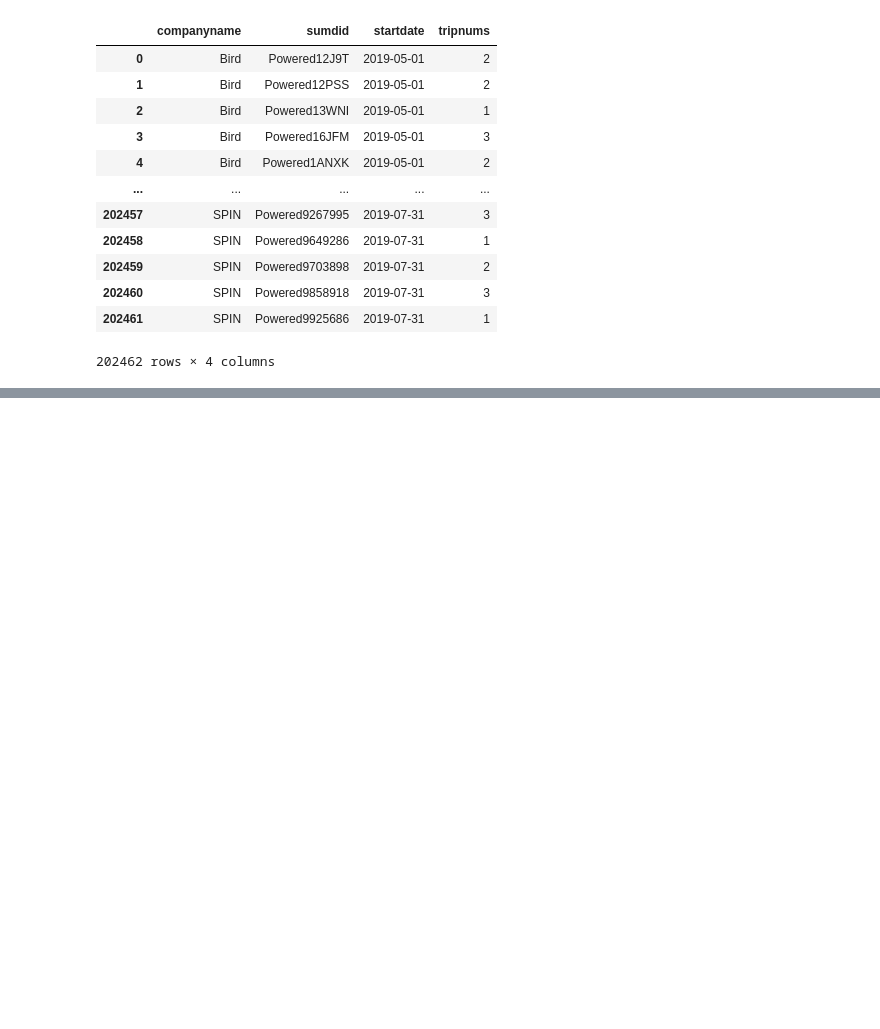
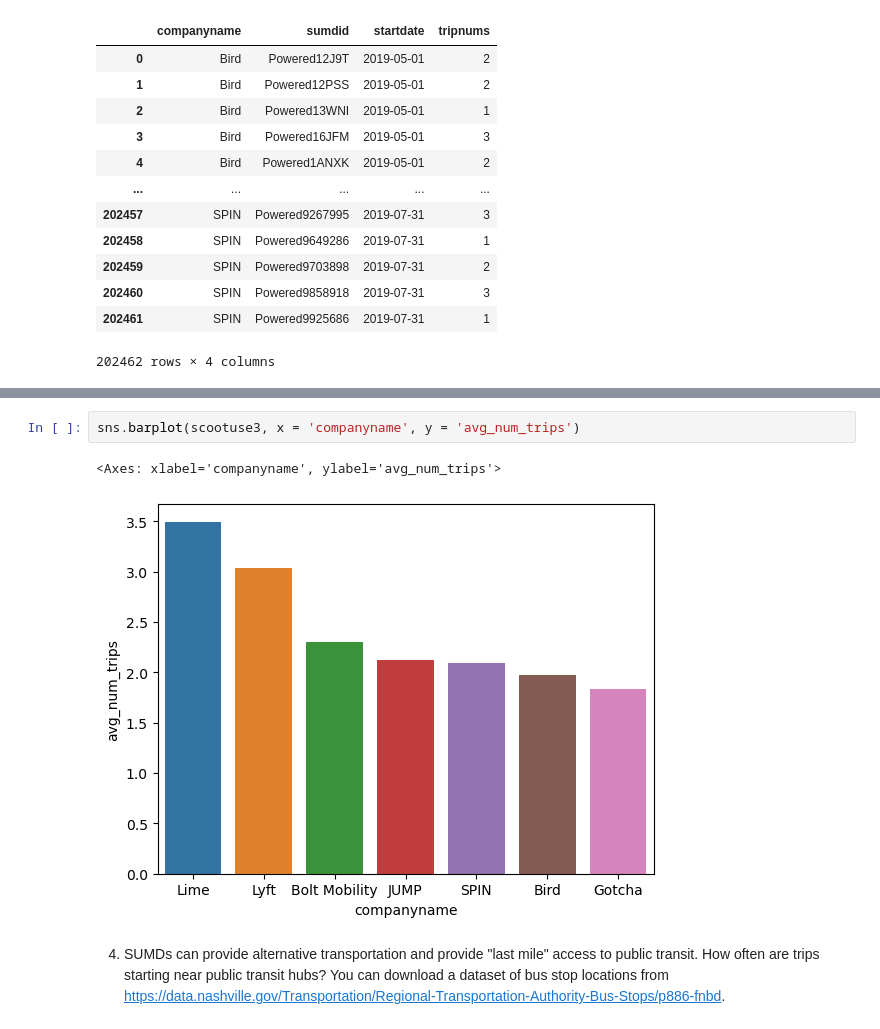
Before and after one commit to NSS-Data-Analytics-Cohort-8/scooter-partner1-badger-badger-python, a Jupyter notebook: notebooks/questions.ipynb, the cells around one changed output, grey strips where cells are left out. Saved outputs shown, nothing was run; the diff lists cells and outputs as text; blank space fills up the shorter version.

```diff
--- a/notebooks/questions.ipynb
+++ b/notebooks/questions.ipynb
@@ -157,0 +159,7 @@ scootuse3
+# %%
+sns.barplot(scootuse3, x = 'companyname', y = 'avg_num_trips')
+# %% [output]
+<Axes: xlabel='companyname', ylabel='avg_num_trips'>
+[figure, added]
+# %% [markdown]
+4. SUMDs can provide alternative transportation and provide "last mile" access to public transit. How often are trips starting near public transit hubs? You can download a dataset of bus stop locations from https://data.nashville.gov/Transportation/Regional-Transportation-Authority-Bus-Stops/p886-fnbd.
```
Also changed, not shown: parts of 2 cells of this notebook.
